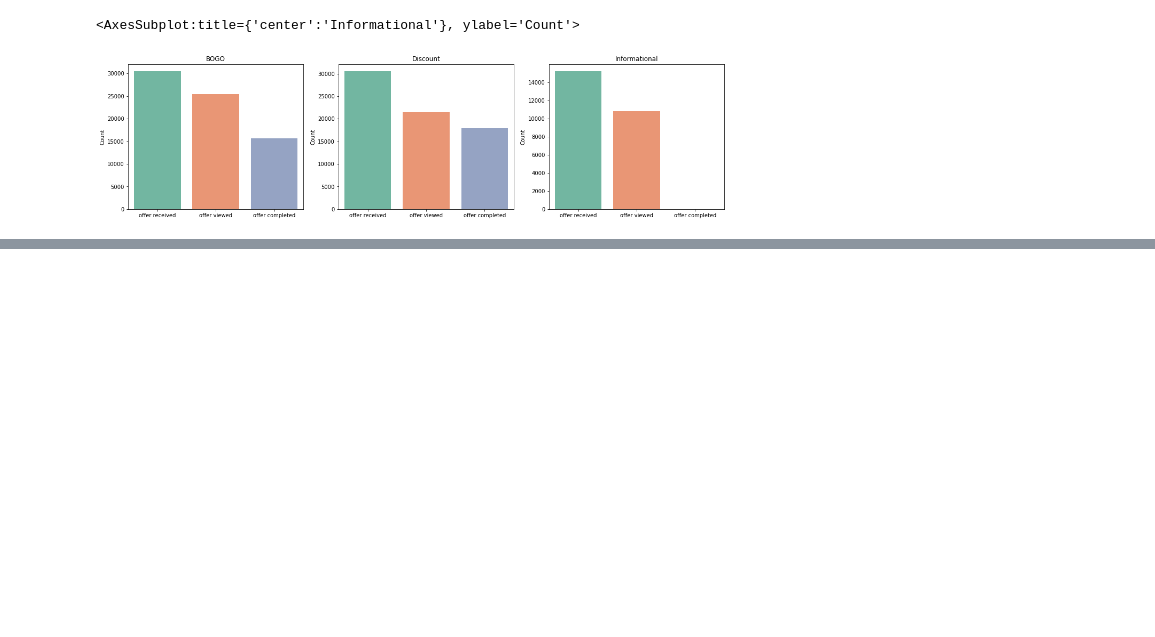
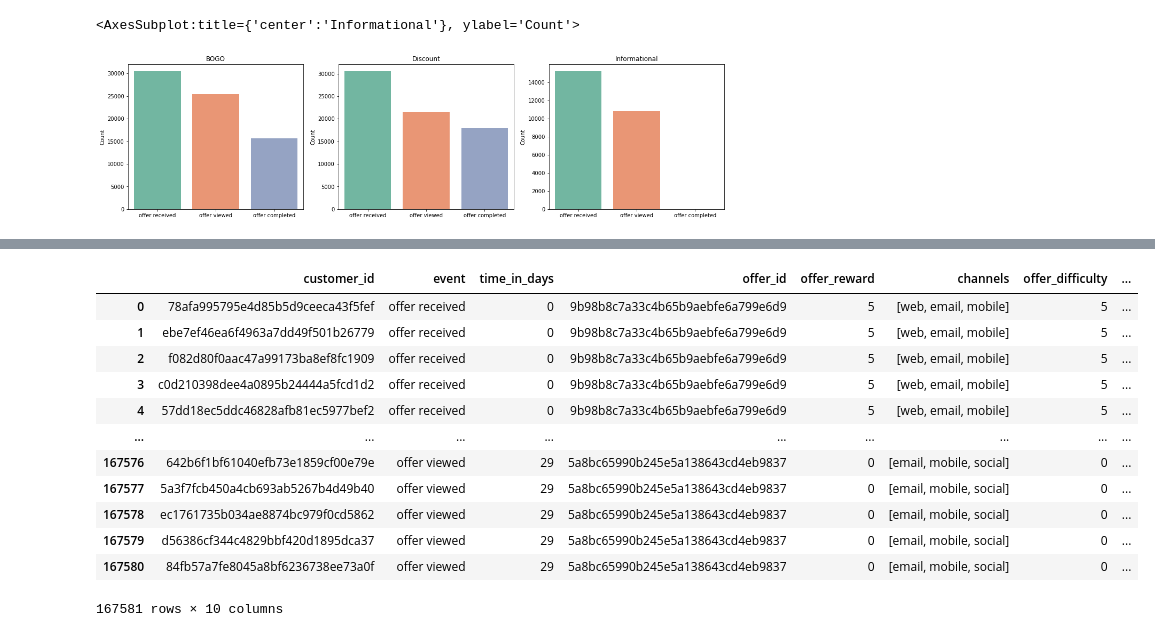
Before and after one commit to Arjunar92/Starbucks_Customer_Segmentation_Project, a Jupyter notebook: Starbucks_Capstone_Data_Exploration.ipynb, the cells around one changed output, grey strips where cells are left out. Saved outputs shown, nothing was run; the diff lists cells and outputs as text; code cells hidden in the pictures; blank space fills up the shorter version.

```diff
--- a/Starbucks_Capstone_Data_Exploration.ipynb
+++ b/Starbucks_Capstone_Data_Exploration.ipynb
@@ -918,0 +1017,16 @@ offer_conversion_rate(offers_type)
+# %%
+offers_type
+# %% [output]
+|  | customer_id | event | time_in_days | offer_id | offer_reward | channels | offer_difficulty | ... |
+| 0 | 78afa995795e4d85b5d9ceeca43f5fef | offer received | 0 | 9b98b8c7a33c4b65b9aebfe6a799e6d9 | 5 | [web, email, mobile] | 5 | ... |
+| 1 | ebe7ef46ea6f4963a7dd49f501b26779 | offer received | 0 | 9b98b8c7a33c4b65b9aebfe6a799e6d9 | 5 | [web, email, mobile] | 5 | ... |
+| 2 | f082d80f0aac47a99173ba8ef8fc1909 | offer received | 0 | 9b98b8c7a33c4b65b9aebfe6a799e6d9 | 5 | [web, email, mobile] | 5 | ... |
+| 3 | c0d210398dee4a0895b24444a5fcd1d2 | offer received | 0 | 9b98b8c7a33c4b65b9aebfe6a799e6d9 | 5 | [web, email, mobile] | 5 | ... |
+| 4 | 57dd18ec5ddc46828afb81ec5977bef2 | offer received | 0 | 9b98b8c7a33c4b65b9aebfe6a799e6d9 | 5 | [web, email, mobile] | 5 | ... |
+| ... | ... | ... | ... | ... | ... | ... | ... | ... |
+| 167576 | 642b6f1bf61040efb73e1859cf00e79e | offer viewed | 29 | 5a8bc65990b245e5a138643cd4eb9837 | 0 | [email, mobile, social] | 0 | ... |
+| 167577 | 5a3f7fcb450a4cb693ab5267b4d49b40 | offer viewed | 29 | 5a8bc65990b245e5a138643cd4eb9837 | 0 | [email, mobile, social] | 0 | ... |
+| 167578 | ec1761735b034ae8874bc979f0cd5862 | offer viewed | 29 | 5a8bc65990b245e5a138643cd4eb9837 | 0 | [email, mobile, social] | 0 | ... |
+| 167579 | d56386cf344c4829bbf420d1895dca37 | offer viewed | 29 | 5a8bc65990b245e5a138643cd4eb9837 | 0 | [email, mobile, social] | 0 | ... |
+| 167580 | 84fb57a7fe8045a8bf6236738ee73a0f | offer viewed | 29 | 5a8bc65990b245e5a138643cd4eb9837 | 0 | [email, mobile, social] | 0 | ... |
+167581 rows × 10 columns
```
Also changed, not shown: parts of 13 cells of this notebook.
